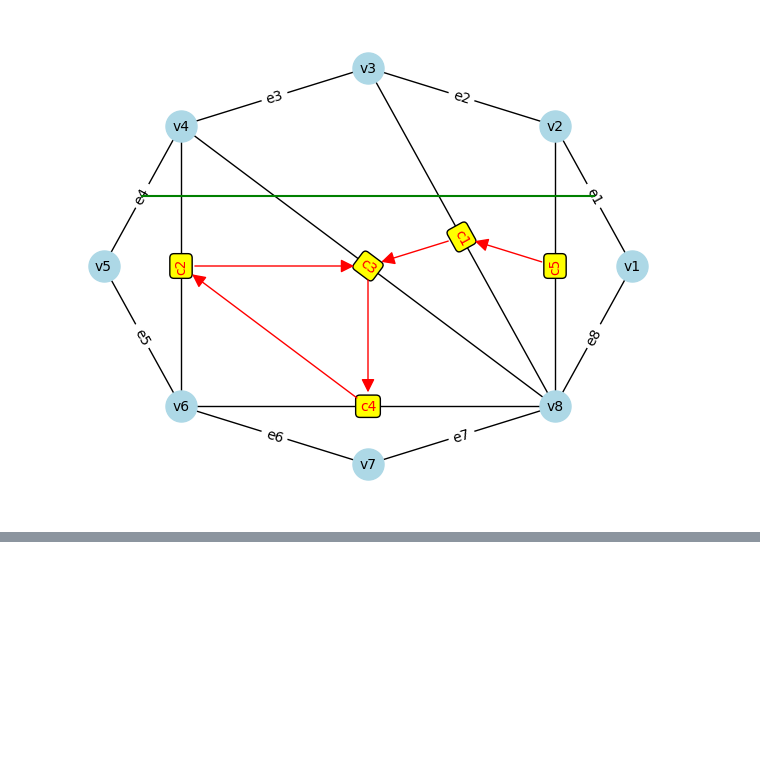
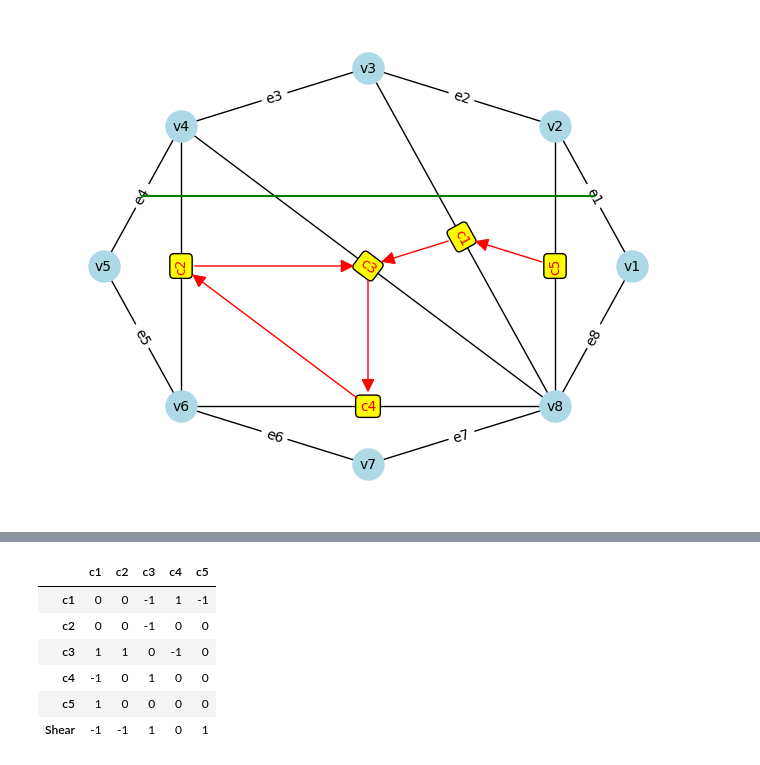
Before and after one commit to eunsung-lim/cluster-algebra, a Jupyter notebook: test.ipynb, the cells around one changed output, grey strips where cells are left out. Cells and saved outputs as stored; diff of their text form; code cells hidden in the pictures; blank space fills up the shorter version.

Commit message:
matrix_mutation 구현 및 예시 테스트

```diff
--- a/test.ipynb
+++ b/test.ipynb
@@ -68,2 +78,3 @@ q.plot(
 # %%
-q.get_exchange_matrix()
+from copy import deepcopy
+b = deepcopy(q.get_exchange_matrix())
@@ -77,0 +93,10 @@ q.get_exchange_matrix()
+# %%
+matrix_mutation(b, 3)
+# %% [output]
+|  | c1 | c2 | c3 | c4 | c5 |
+| c1 | 0 | 0 | -1 | 1 | -1 |
+| c2 | 0 | 0 | -1 | 0 | 0 |
+| c3 | 1 | 1 | 0 | -1 | 0 |
+| c4 | -1 | 0 | 1 | 0 | 0 |
+| c5 | 1 | 0 | 0 | 0 | 0 |
+| Shear | -1 | -1 | 1 | 0 | 1 |
```
Also changed, not shown: parts of 5 cells of this notebook, 1 other file.
